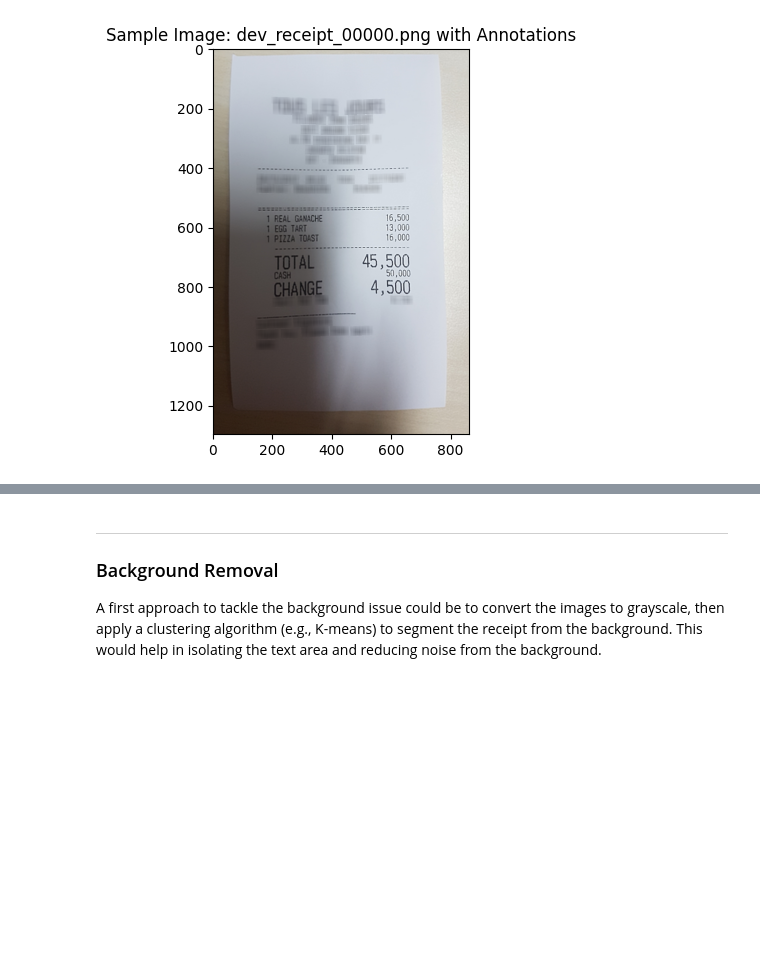
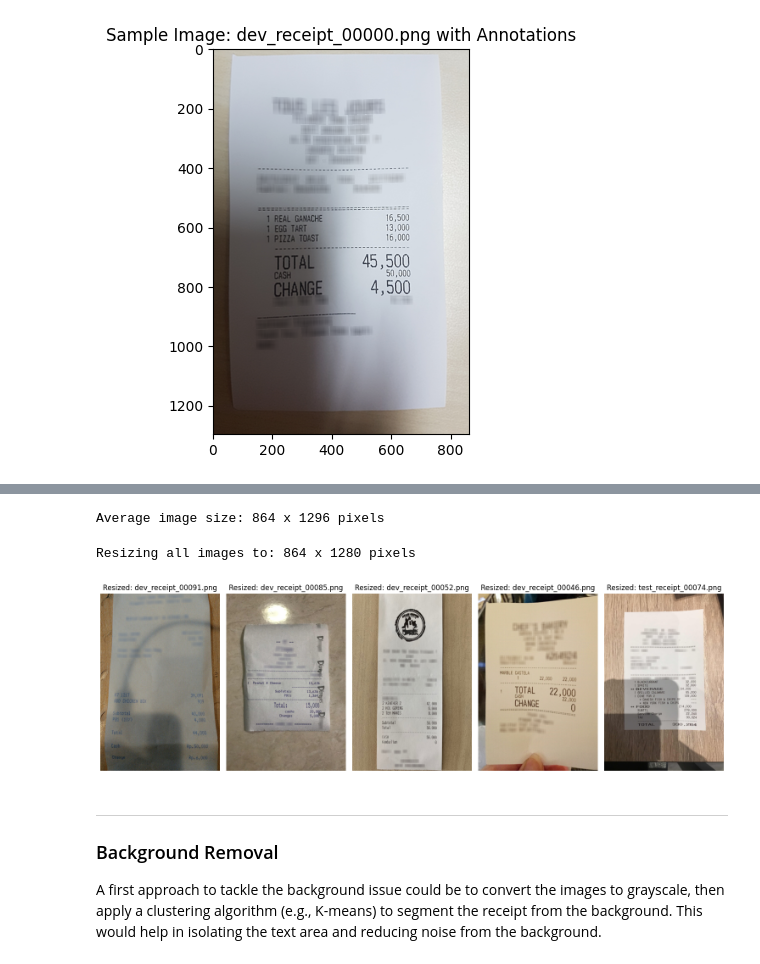
Before and after one commit to Gdeterline/Optical-Character-Recognition-for-Receipts, a Jupyter notebook: notebooks/exploratory_data_analysis.ipynb, the cells around one changed output, grey strips where cells are left out. Saved outputs shown, nothing was run; the diff lists cells and outputs as text; code cells hidden in the pictures; blank space fills up the shorter version.

```diff
--- a/notebooks/exploratory_data_analysis.ipynb
+++ b/notebooks/exploratory_data_analysis.ipynb
@@ -140,3 +145,72 @@ Text(0.5, 1.0, 'Sample Image: dev_receipt_00000.png with Annotations')
+# %%
+# Average image size calculation
+image_sizes = []
+for image_file in os.listdir(data_dir):
+    img = Image.open(os.path.join(data_dir, image_file))
+    image_sizes.append(img.size)  # (width, height)
+med_width = int(np.median([size[0] for size in image_sizes]))
+med_height = int(np.median([size[1] for size in image_sizes]))
+print(f"Average image size: {med_width} x {med_height} pixels")
+# %% [output]
+Average image size: 864 x 1296 pixels
+# %%
+# Resizing size based on median dimensions (with aspect ratio preserved, and rounding to nearest 32 pixels)
+def round_to_nearest_32(x):
+    return int(np.round(x / 32) * 32)
+
+new_width = round_to_nearest_32(med_width)
+
+# To preserve aspect ratio, we can calculate the new height based on the original median aspect ratio
+aspect_ratio = med_height / med_width
+new_height = round_to_nearest_32(new_width * aspect_ratio)
+
+print(f"Resizing all images to: {new_width} x {new_height} pixels")
+# %% [output]
+Resizing all images to: 864 x 1280 pixels
+# %%
+# Resize each image of the dev set to the new dimensions
+dev_dir = '../data/images/'
+
+def resize_image(image_path, output_path, new_width, new_height, save=False):
+    """Resize an image to the specified dimensions.
+
+    Parameters
+    ----------
+        image_path (str):
+            Path to the input image.
+        output_path (str):
+            Path to save the resized image (if save is True).
+        new_width (int):
+            New width for the resized image.
+        new_height (int):
+            New height for the resized image.
+        save (bool, optional):
+            Whether to save the resized image. Defaults to False.
+    Returns
+    -------
+        img_resized (PIL.Image.Image):
+            The resized image.
+    """
+    img = Image.open(image_path)
+    img_resized = img.resize((new_width, new_height), BICUBIC)
+
+    if save:
+        img_resized.save(output_path)
+
+    return img_resized
+
+# Displaying a few resized images
+plt.figure(figsize=(15, 5))
+for i, image_file in enumerate(image_files):
+    img_resized = resize_image(os.path.join(dev_dir, image_file), None, new_width, new_height, save=False)
+    plt.subplot(1, n_images, i + 1)
+    plt.imshow(img_resized)
+    plt.title(f"Resized: {image_file}")
+    plt.axis('off')
+plt.tight_layout()
+plt.show()
+# %% [output]
+[figure, added]
 # %% [markdown]
 ---
 
```
Also changed, not shown: parts of 7 cells of this notebook.
